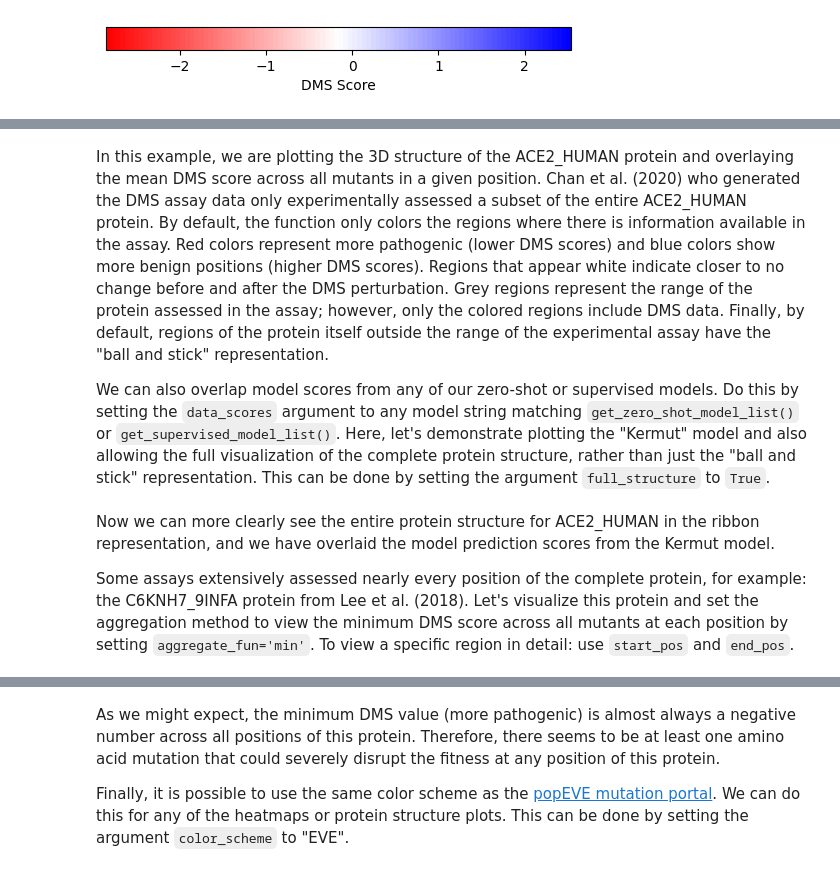
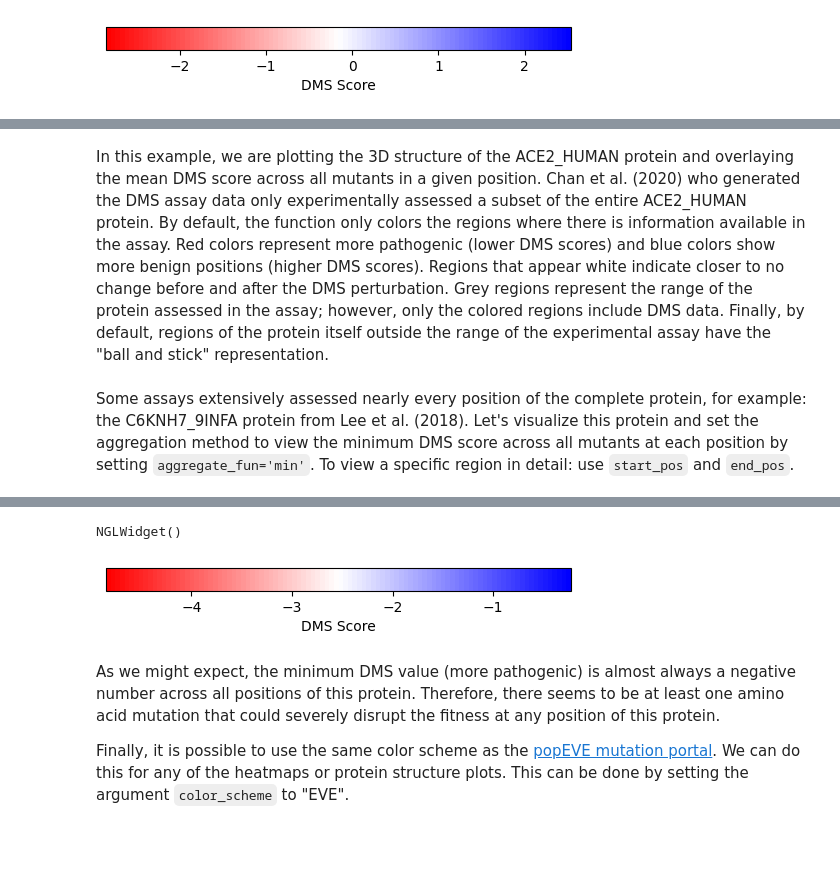
Before and after one commit to ccb-hms/ProteinGymPy, a Jupyter notebook: docs/visualization_exploration.ipynb, the cells around one changed output, grey strips where cells are left out. Drawn from its saved outputs; the diff is of its cells as text; code cells hidden in the pictures; blank space fills up the shorter version.

```diff
--- a/docs/visualization_exploration.ipynb
+++ b/docs/visualization_exploration.ipynb
@@ -141,4 +147,2 @@ NGLWidget()
 # %% [markdown]
 In this example, we are plotting the 3D structure of the ACE2_HUMAN protein and overlaying the mean DMS score across all mutants in a given position. Chan et al. (2020) who generated the DMS assay data only experimentally assessed a subset of the entire ACE2_HUMAN protein. By default, the function only colors the regions where there is information available in the assay. Red colors represent more pathogenic (lower DMS scores) and blue colors show more benign positions (higher DMS scores). Regions that appear white indicate closer to no change before and after the DMS perturbation. Grey regions represent the range of the protein assessed in the assay; however, only the colored regions include DMS data. Finally, by default, regions of the protein itself outside the range of the experimental assay have the "ball and stick" representation.
-
-We can also overlap model scores from any of our zero-shot or supervised models. Do this by setting the `data_scores` argument to any model string matching `get_zero_shot_model_list()` or `get_supervised_model_list()`. Here, let's demonstrate plotting the "Kermut" model and also allowing the full visualization of the complete protein structure, rather than just the "ball and stick" representation. This can be done by setting the argument `full_structure` to `True`.
@@ -153,13 +149,12 @@ structure_model_view
 # %% [markdown]
-Now we can more clearly see the entire protein structure for ACE2_HUMAN in the ribbon representation, and we have overlaid the model prediction scores from the Kermut model.
-
 Some assays extensively assessed nearly every position of the complete protein, for example: the C6KNH7_9INFA protein from Lee et al. (2018). Let's visualize this protein and set the aggregation method to view the minimum DMS score across all mutants at each position by setting `aggregate_fun='min'`. To view a specific region in detail: use `start_pos` and `end_pos`.
 # %%
 # Plot with minimum aggregation function
 import numpy as np
 
-structure_min_view = plot_structure(
+minstruct,figmin = plot_structure(
     assay_name="C6KNH7_9INFA_Lee_2018",
-    aggregate_fun='min'
+    aggregate_fun=np.min
 )
-structure_min_view
+display(minstruct)
+# %% [output]
@@ -166,3 +164,5 @@ structure_min_view
+NGLWidget()
+[figure, added]
 # %% [markdown]
 As we might expect, the minimum DMS value (more pathogenic) is almost always a negative number across all positions of this protein. Therefore, there seems to be at least one amino acid mutation that could severely disrupt the fitness at any position of this protein.
 
```
Also changed, not shown: parts of 4 cells of this notebook, 6 other files.
